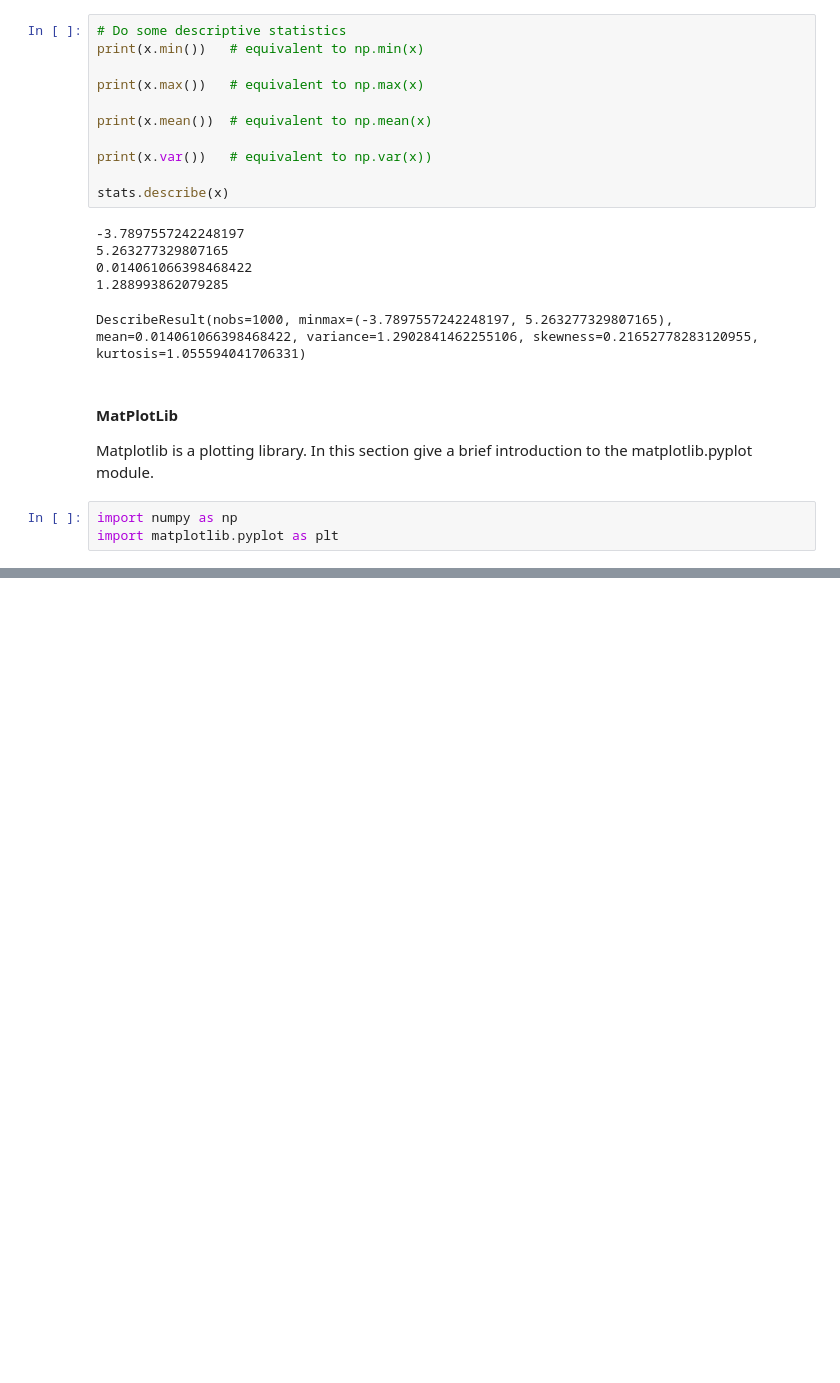
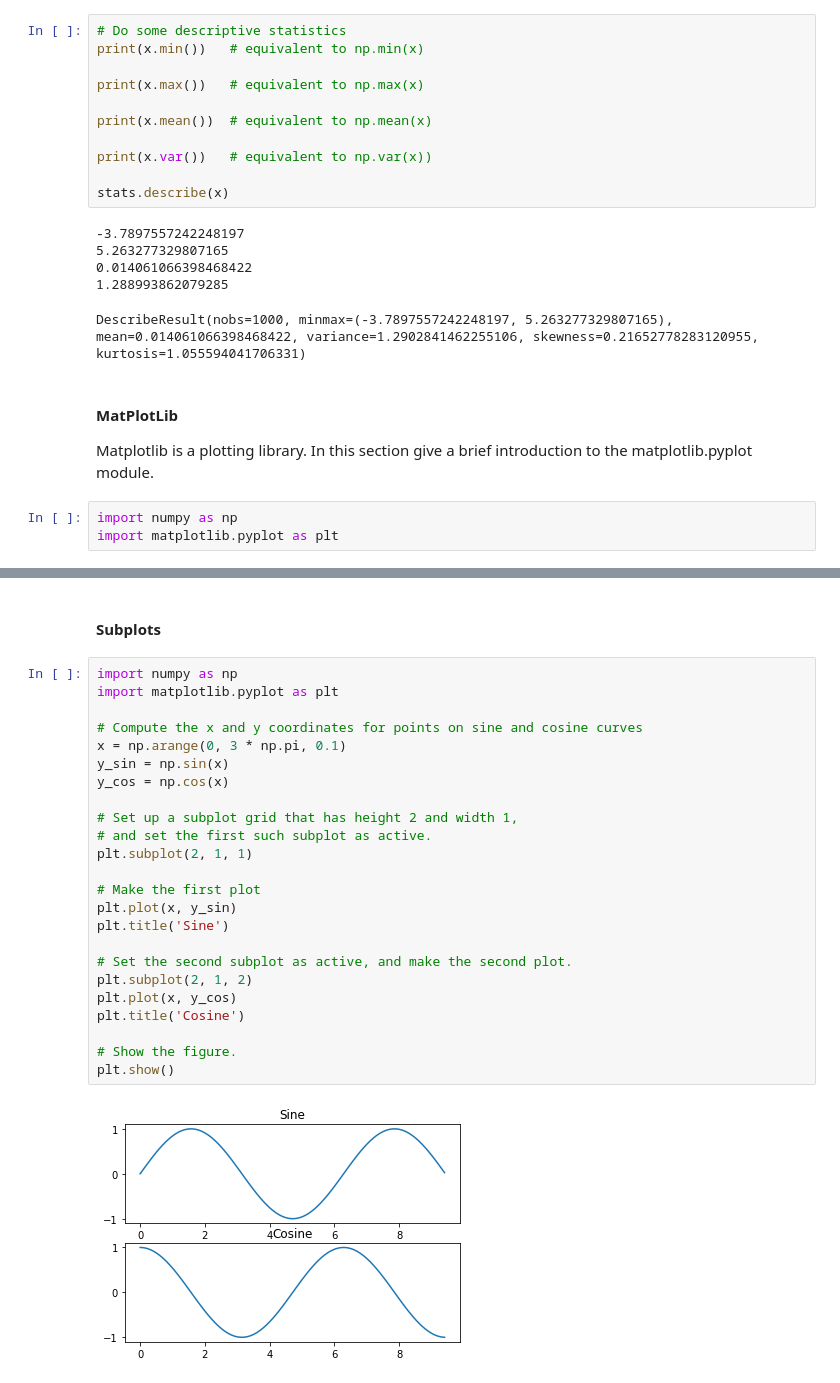
Before and after one commit to Gokulvasan-V/Coursera_practice, a Jupyter notebook: Understanding_and_Visualizing_Data_with_Python.ipynb, the cells around one changed output, grey strips where cells are left out. Saved outputs shown, nothing was run; the diff lists cells and outputs as text; blank space fills up the shorter version.

```diff
--- a/Understanding_and_Visualizing_Data_with_Python.ipynb
+++ b/Understanding_and_Visualizing_Data_with_Python.ipynb
@@ -514,0 +533,28 @@ plt.show()  # You must call plt.show() to make graphics appear.
+# %% [markdown]
+#### Subplots
+# %%
+import numpy as np
+import matplotlib.pyplot as plt
+
+# Compute the x and y coordinates for points on sine and cosine curves
+x = np.arange(0, 3 * np.pi, 0.1)
+y_sin = np.sin(x)
+y_cos = np.cos(x)
+
+# Set up a subplot grid that has height 2 and width 1,
+# and set the first such subplot as active.
+plt.subplot(2, 1, 1)
+
+# Make the first plot
+plt.plot(x, y_sin)
+plt.title('Sine')
+
+# Set the second subplot as active, and make the second plot.
+plt.subplot(2, 1, 2)
+plt.plot(x, y_cos)
+plt.title('Cosine')
+
+# Show the figure.
+plt.show()
+# %% [output]
+[figure, added]
```
Also changed, not shown: parts of 17 cells of this notebook.
